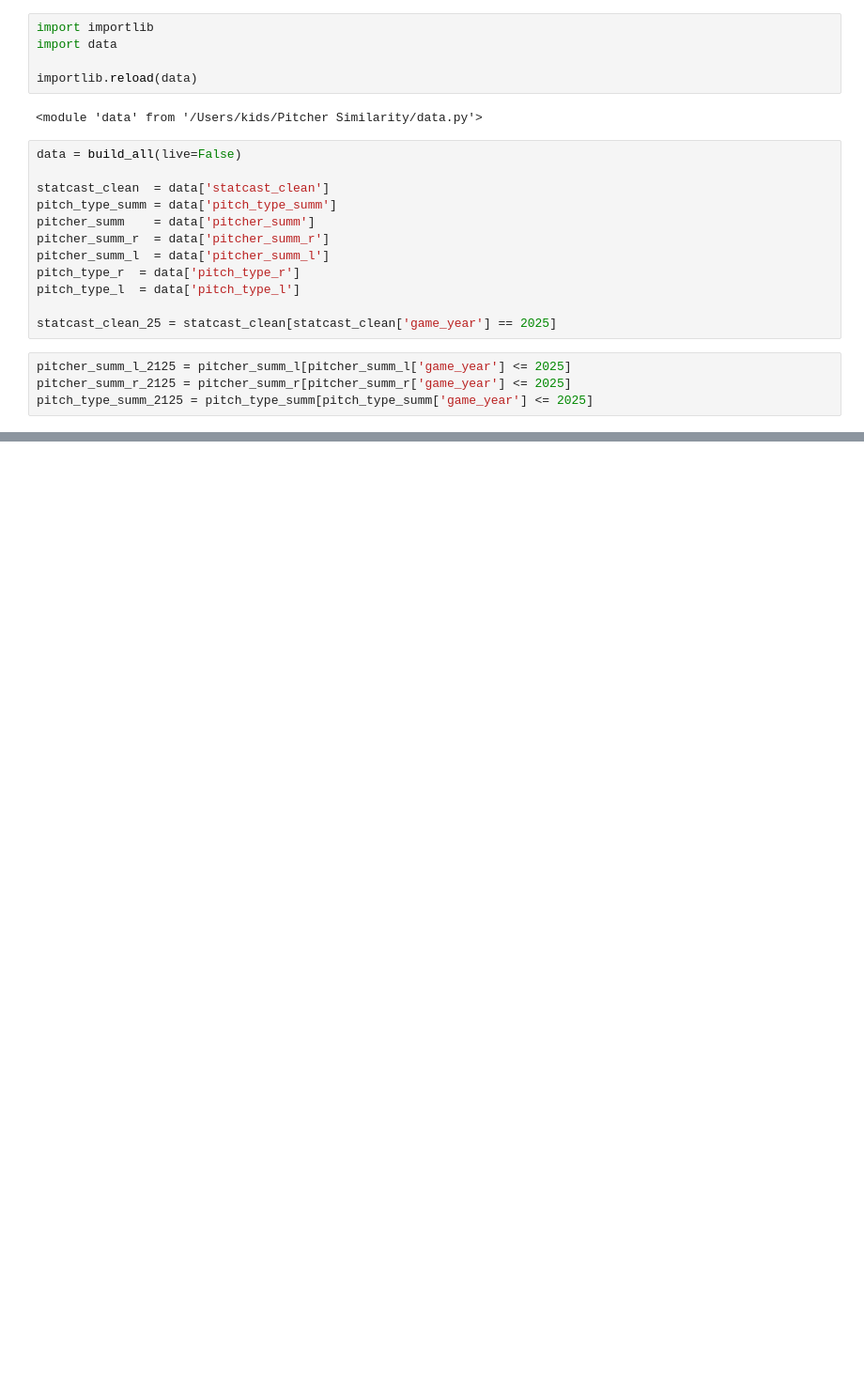
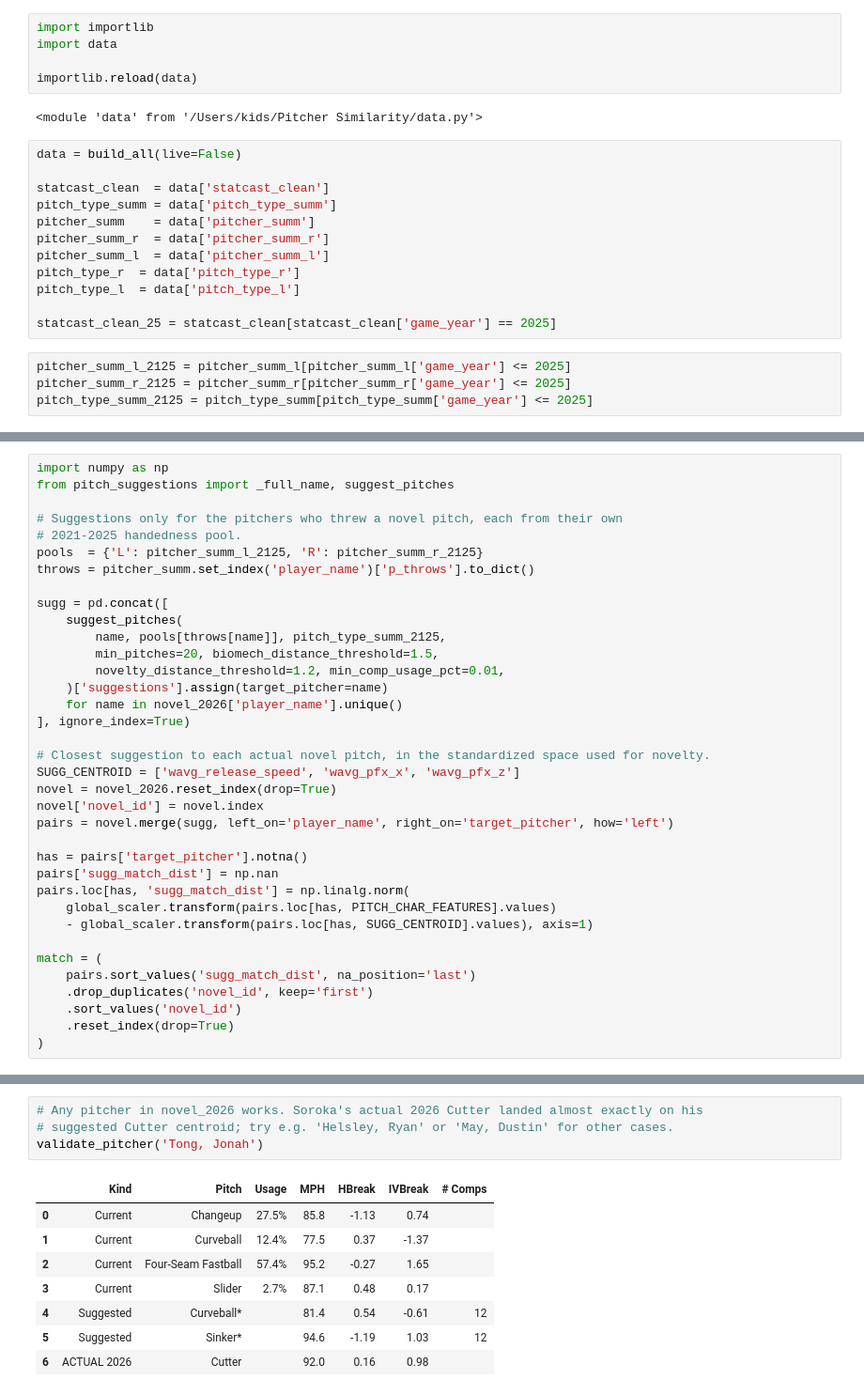
Before and after one commit to simontodreas/mlb-pitch-loadout, a Jupyter notebook: 2026 Validation.ipynb, the cells around one changed output, grey strips where cells are left out. Shown at 94% size. Saved outputs shown, nothing was run; the diff lists cells and outputs as text; blank space fills up the shorter version.

```diff
--- a/2026 Validation.ipynb
+++ b/2026 Validation.ipynb
@@ -54,0 +170,36 @@ pitch_type_summ.head()
+# %%
+import numpy as np
+from pitch_suggestions import _full_name, suggest_pitches
+
+# Suggestions only for the pitchers who threw a novel pitch, each from their own
+# 2021-2025 handedness pool.
+pools  = {'L': pitcher_summ_l_2125, 'R': pitcher_summ_r_2125}
+throws = pitcher_summ.set_index('player_name')['p_throws'].to_dict()
+
+sugg = pd.concat([
+    suggest_pitches(
+        name, pools[throws[name]], pitch_type_summ_2125,
+        min_pitches=20, biomech_distance_threshold=1.5,
+        novelty_distance_threshold=1.2, min_comp_usage_pct=0.01,
+    )['suggestions'].assign(target_pitcher=name)
+    for name in novel_2026['player_name'].unique()
+], ignore_index=True)
+
+# Closest suggestion to each actual novel pitch, in the standardized space used for novelty.
+SUGG_CENTROID = ['wavg_release_speed', 'wavg_pfx_x', 'wavg_pfx_z']
+novel = novel_2026.reset_index(drop=True)
+novel['novel_id'] = novel.index
+pairs = novel.merge(sugg, left_on='player_name', right_on='target_pitcher', how='left')
+
+has = pairs['target_pitcher'].notna()
+pairs['sugg_match_dist'] = np.nan
+pairs.loc[has, 'sugg_match_dist'] = np.linalg.norm(
+    global_scaler.transform(pairs.loc[has, PITCH_CHAR_FEATURES].values)
+    - global_scaler.transform(pairs.loc[has, SUGG_CENTROID].values), axis=1)
+
+match = (
+    pairs.sort_values('sugg_match_dist', na_position='last')
+    .drop_duplicates('novel_id', keep='first')
+    .sort_values('novel_id')
+    .reset_index(drop=True)
+)
@@ -54,0 +367,13 @@ pitch_type_summ.head()
+# %%
+# Any pitcher in novel_2026 works. Soroka's actual 2026 Cutter landed almost exactly on his
+# suggested Cutter centroid; try e.g. 'Helsley, Ryan' or 'May, Dustin' for other cases.
+validate_pitcher('Tong, Jonah')
+# %% [output]
+|  | Kind | Pitch | Usage | MPH | HBreak | IVBreak | # Comps |
+| 0 | Current | Changeup | 27.5% | 85.8 | -1.13 | 0.74 |  |
+| 1 | Current | Curveball | 12.4% | 77.5 | 0.37 | -1.37 |  |
+| 2 | Current | Four-Seam Fastball | 57.4% | 95.2 | -0.27 | 1.65 |  |
+| 3 | Current | Slider | 2.7% | 87.1 | 0.48 | 0.17 |  |
+| 4 | Suggested | Curveball* |  | 81.4 | 0.54 | -0.61 | 12 |
+| 5 | Suggested | Sinker* |  | 94.6 | -1.19 | 1.03 | 12 |
+| 6 | ACTUAL 2026 | Cutter |  | 92.0 | 0.16 | 0.98 |  |
```
Also changed, not shown: parts of 19 cells of this notebook, 4 other files.
